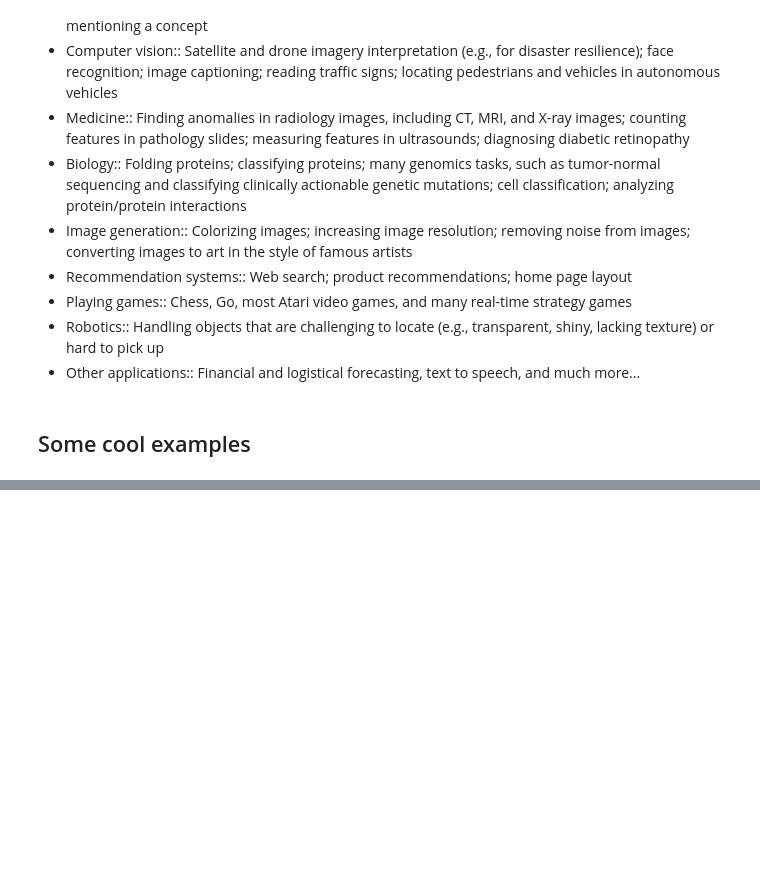
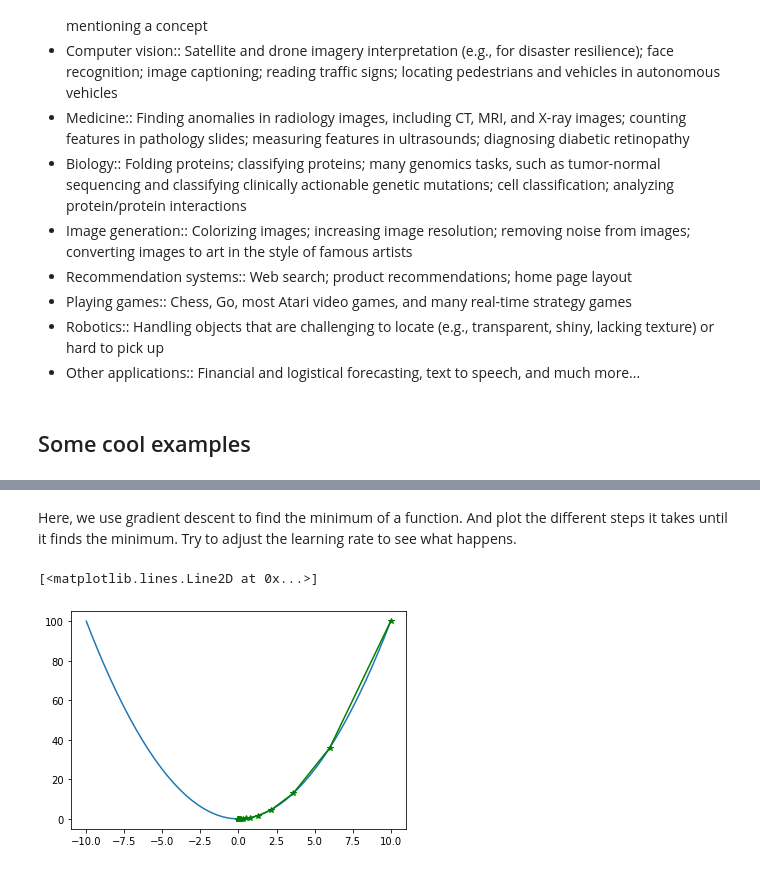
Before and after one commit to ferngonzalezp/deep_learning_lab, a Jupyter notebook: DL_labSession1.ipynb, the cells around one changed output, grey strips where cells are left out. Drawn from its saved outputs; the diff is of its cells as text; code cells hidden in the pictures; blank space fills up the shorter version.

```diff
--- a/DL_labSession1.ipynb
+++ b/DL_labSession1.ipynb
@@ -43,0 +166,34 @@ Deep Learning has gained recent Interest in the last years, and for good reason.
+# %%
+y_prime = lambda x: 2*x
+# %% [markdown]
+Here, we use gradient descent to find the minimum of a function. And plot the different steps it takes until it finds the minimum. Try to adjust the learning rate to see what happens.
+# %%
+%matplotlib inline
+import matplotlib.pyplot as plt
+
+#Parameters for Gradient descent
+start = 10
+learn_rate = 0.2
+tol = 1e-6
+n_steps = 50
+
+#Plot of the function
+x = np.linspace(-10,10)
+y = lambda x: x**2
+plt.plot(x,y(x))
+
+#The optimization loop, we do it in such a way to obtain the result in each step.
+results =[start]
+for step in range(n_steps):
+
+  min = gradient_descent(y_prime,start,learn_rate,1)
+  results.append(min)
+  if np.abs(start-min) < tol:
+    break
+  start = min
+
+results = np.array(results)
+plt.plot(results, y(results), '-*g')
+# %% [output]
+[<matplotlib.lines.Line2D at 0x...>]
+[figure, added]
```
Also changed, not shown: parts of 83 cells of this notebook.
